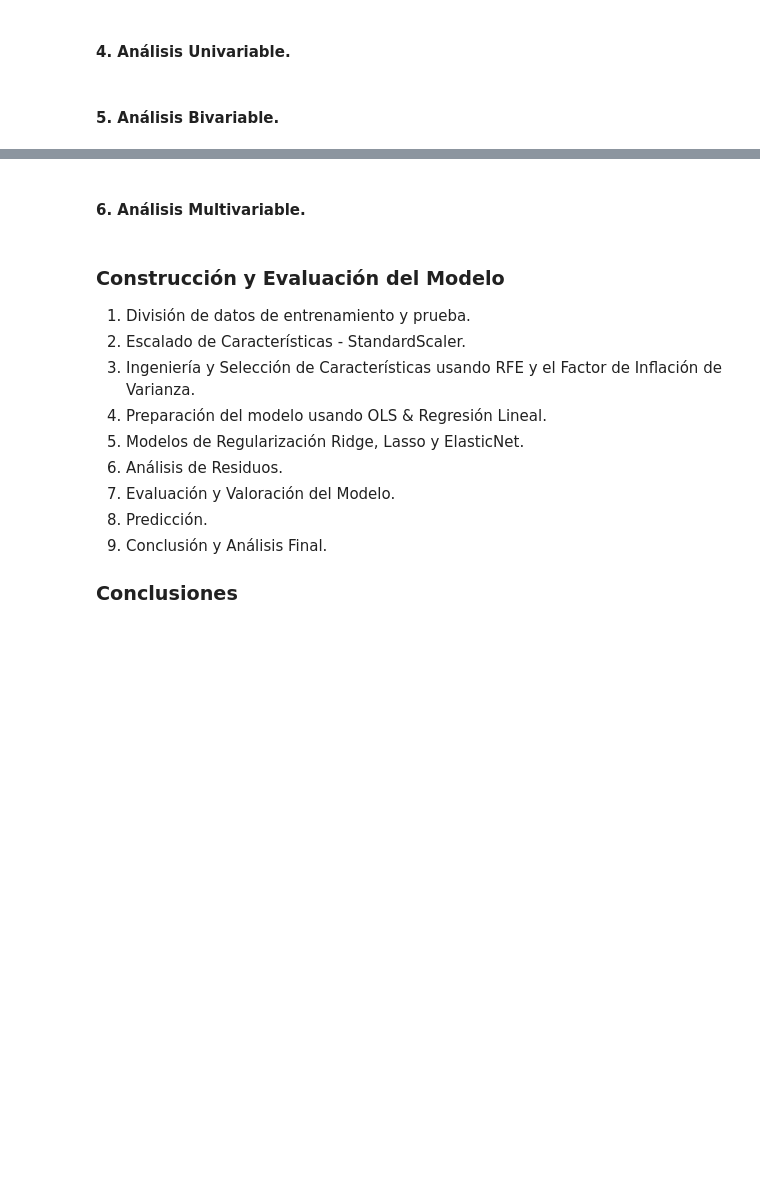
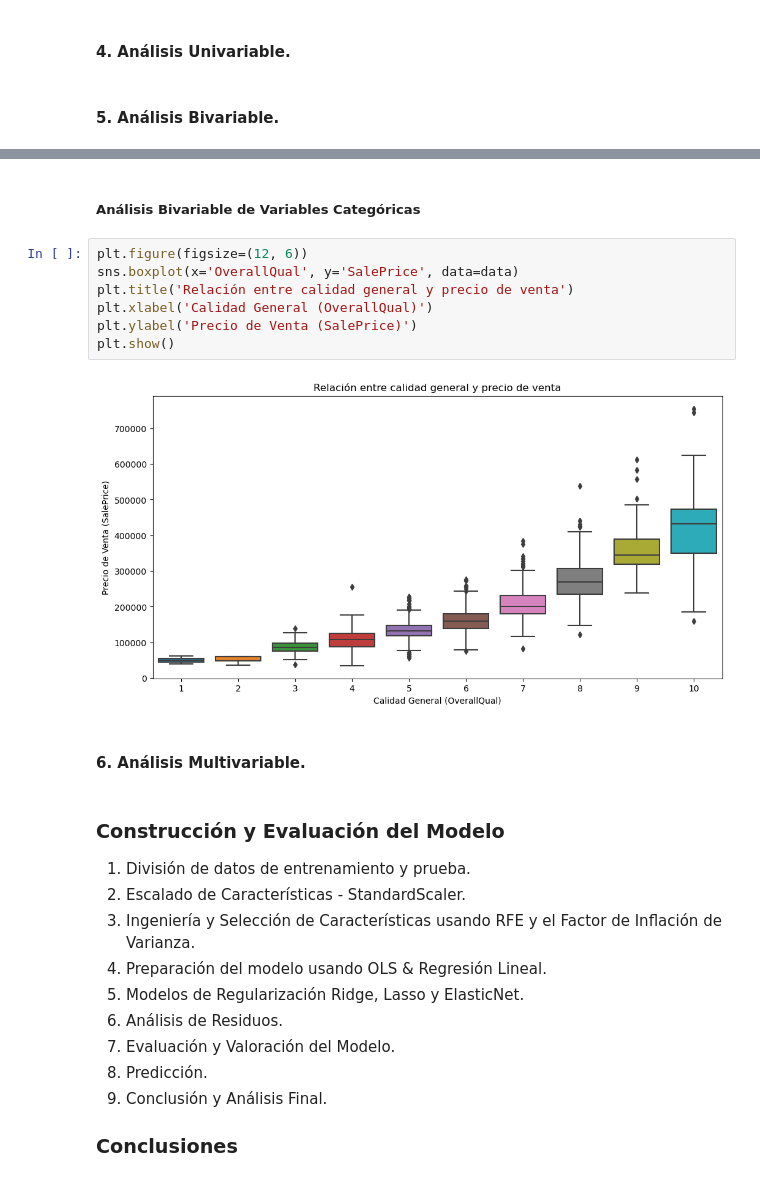
Before and after one commit to Grupo-A-Regression-and-Regularization/proyecto-1-regresion-avanzada, a Jupyter notebook: Proyecto - Regresión avanzada.ipynb, the cells around one changed output, grey strips where cells are left out. Drawn from its saved outputs; the diff is of its cells as text; blank space fills up the shorter version.

```diff
--- a/Proyecto - Regresión avanzada.ipynb
+++ b/Proyecto - Regresión avanzada.ipynb
@@ -535,3 +552,14 @@ Selected features: ['Neighborhood', 'OverallQual', 'BsmtQual', '1stFlrSF', 'GrLi
+# %% [markdown]
+##### Análisis Bivariable de Variables Categóricas
+# %%
+plt.figure(figsize=(12, 6))
+sns.boxplot(x='OverallQual', y='SalePrice', data=data)
+plt.title('Relación entre calidad general y precio de venta')
+plt.xlabel('Calidad General (OverallQual)')
+plt.ylabel('Precio de Venta (SalePrice)')
+plt.show()
+# %% [output]
+[figure, added]
 # %% [markdown]
 #### 6. Análisis Multivariable.
 # %% [markdown]
```
Also changed, not shown: parts of 2 cells of this notebook.
